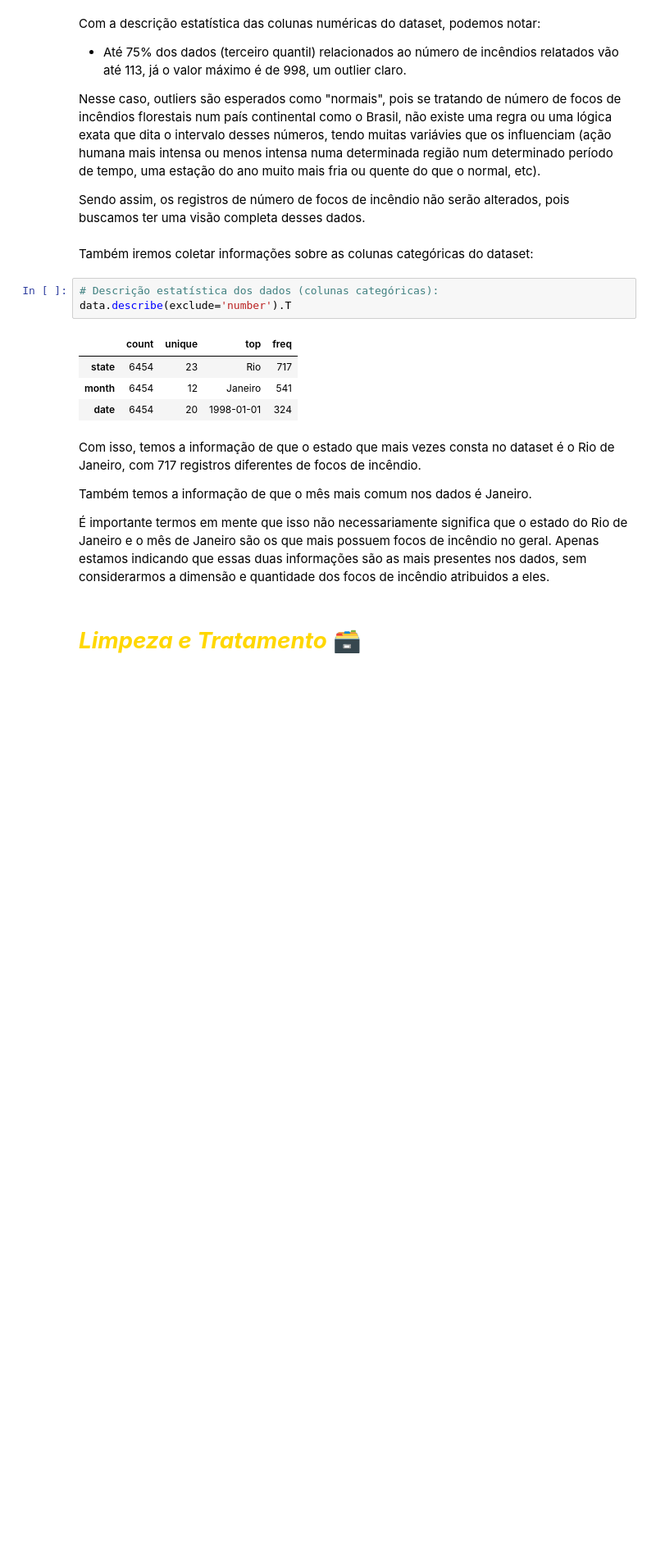
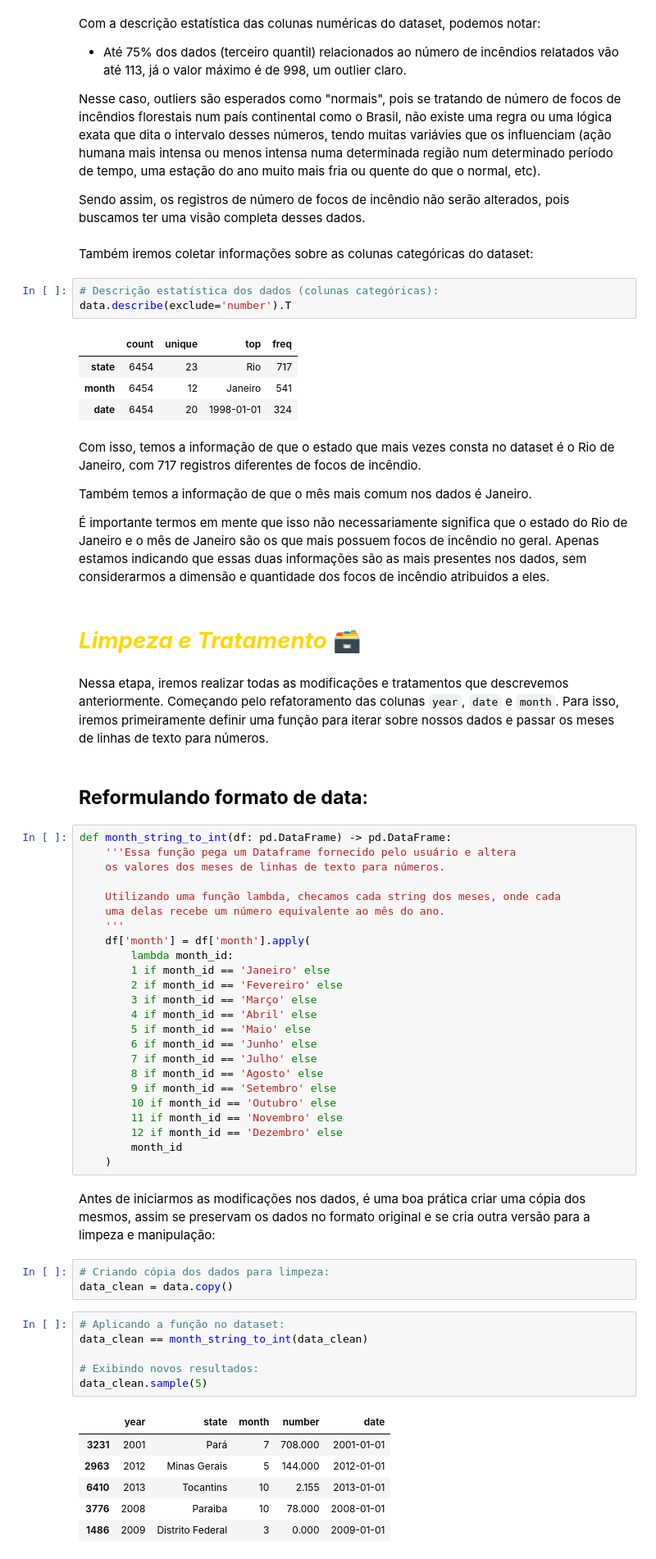
Before and after one commit to JoSEPHDev2022/Forest_Fires_Brazil, a Jupyter notebook: relatorio.ipynb, the cells around one changed output. Shown at 82% size. Saved outputs shown, nothing was run; the diff lists cells and outputs as text; blank space fills up the shorter version.

```diff
--- a/relatorio.ipynb
+++ b/relatorio.ipynb
@@ -185,3 +175,49 @@ Também temos a informação de que o mês mais comum nos dados é Janeiro.
 É importante termos em mente que isso não necessariamente significa que o estado do Rio de Janeiro e o mês de Janeiro são os que mais possuem focos de incêndio no geral. Apenas estamos indicando que essas duas informações são as mais presentes nos dados, sem considerarmos a dimensão e quantidade dos focos de incêndio atribuidos a eles.
 # %% [markdown]
 # <font color='gold'> ***Limpeza e Tratamento*** 🗃️ </font>
+# %% [markdown]
+Nessa etapa, iremos realizar todas as modificações e tratamentos que descrevemos anteriormente. Começando pelo refatoramento das colunas `year`, `date` e `month`. Para isso, iremos primeiramente definir uma função para iterar sobre nossos dados e passar os meses de linhas de texto para números.
+# %% [markdown]
+## **Reformulando formato de data**:
+# %%
+def month_string_to_int(df: pd.DataFrame) -> pd.DataFrame:
+    '''Essa função pega um Dataframe fornecido pelo usuário e altera
+    os valores dos meses de linhas de texto para números.
+
+    Utilizando uma função lambda, checamos cada string dos meses, onde cada
+    uma delas recebe um número equivalente ao mês do ano.
+    '''
+    df['month'] = df['month'].apply(
+        lambda month_id:
+        1 if month_id == 'Janeiro' else
+        2 if month_id == 'Fevereiro' else
+        3 if month_id == 'Março' else
+        4 if month_id == 'Abril' else
+        5 if month_id == 'Maio' else
+        6 if month_id == 'Junho' else
+        7 if month_id == 'Julho' else
+        8 if month_id == 'Agosto' else
+        9 if month_id == 'Setembro' else
+        10 if month_id == 'Outubro' else
+        11 if month_id == 'Novembro' else
+        12 if month_id == 'Dezembro' else
+        month_id
+    )
+# %% [markdown]
+Antes de iniciarmos as modificações nos dados, é uma boa prática criar uma cópia dos mesmos, assim se preservam os dados no formato original e se cria outra versão para a limpeza e manipulação:
+# %%
+# Criando cópia dos dados para limpeza:
+data_clean = data.copy()
+# %%
+# Aplicando a função no dataset:
+data_clean == month_string_to_int(data_clean)
+
+# Exibindo novos resultados:
+data_clean.sample(5)
+# %% [output]
+|  | year | state | month | number | date |
+| 3231 | 2001 | Pará | 7 | 708.000 | 2001-01-01 |
+| 2963 | 2012 | Minas Gerais | 5 | 144.000 | 2012-01-01 |
+| 6410 | 2013 | Tocantins | 10 | 2.155 | 2013-01-01 |
+| 3776 | 2008 | Paraiba | 10 | 78.000 | 2008-01-01 |
+| 1486 | 2009 | Distrito Federal | 3 | 0.000 | 2009-01-01 |
```
Also changed, not shown: parts of 37 cells of this notebook.
